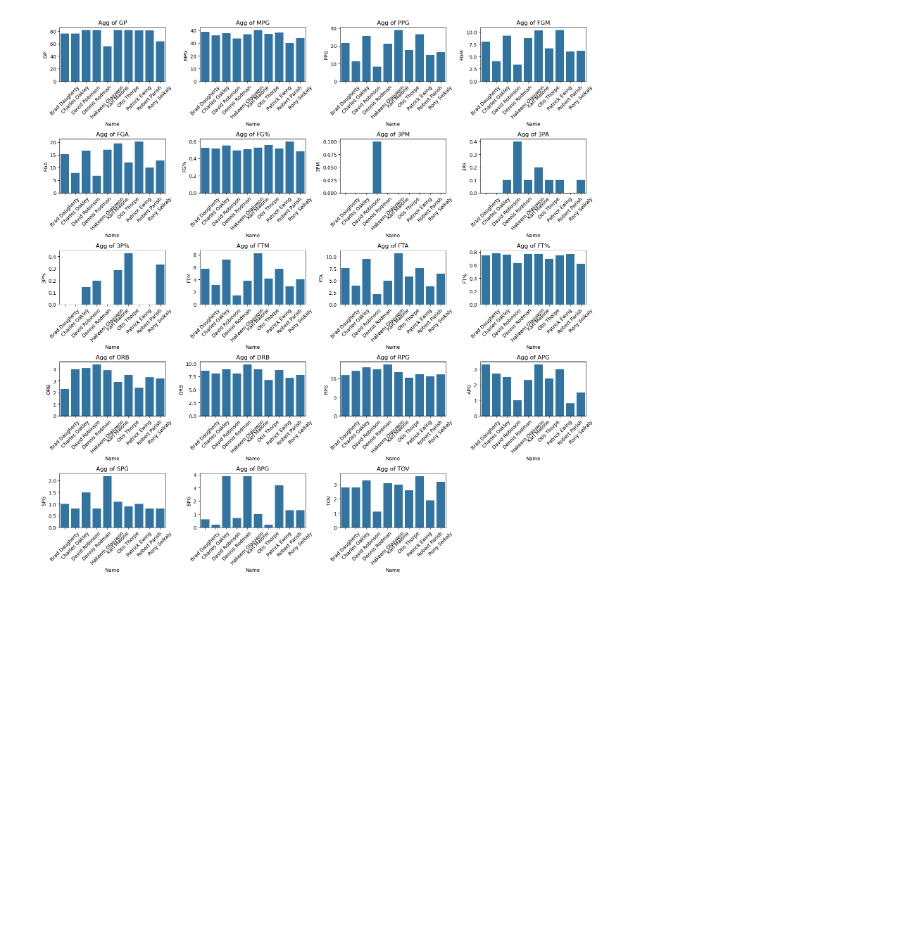
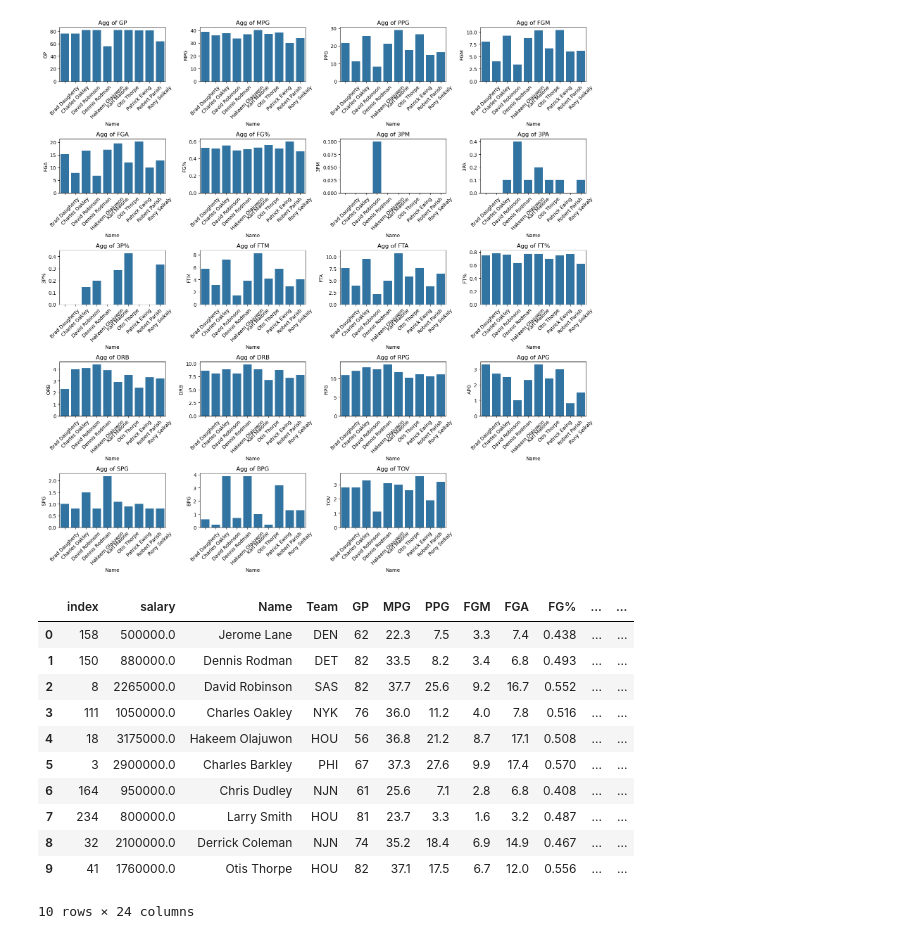
Before and after one commit to MaukanMir/1990-1991-Season-Analysis, a Jupyter notebook: nba.ipynb, the cells around one changed output. Drawn from its saved outputs; the diff is of its cells as text; code cells hidden in the pictures; blank space fills up the shorter version.

```diff
--- a/nba.ipynb
+++ b/nba.ipynb
@@ -299,3 +299,19 @@ top_10_rebounders
 aggregate_dataset(top_10_rebounders, interested_columns, "Name", "sum")
 # %% [output]
 [figure]
+# %%
+top_10_ORB = df.sort_values(by="ORB",ascending=False).reset_index().head(10)
+top_10_ORB
+# %% [output]
+|  | index | salary | Name | Team | GP | MPG | PPG | FGM | FGA | FG% | ... | ... |
+| 0 | 158 | 500000.0 | Jerome Lane | DEN | 62 | 22.3 | 7.5 | 3.3 | 7.4 | 0.438 | ... | ... |
+| 1 | 150 | 880000.0 | Dennis Rodman | DET | 82 | 33.5 | 8.2 | 3.4 | 6.8 | 0.493 | ... | ... |
+| 2 | 8 | 2265000.0 | David Robinson | SAS | 82 | 37.7 | 25.6 | 9.2 | 16.7 | 0.552 | ... | ... |
+| 3 | 111 | 1050000.0 | Charles Oakley | NYK | 76 | 36.0 | 11.2 | 4.0 | 7.8 | 0.516 | ... | ... |
+| 4 | 18 | 3175000.0 | Hakeem Olajuwon | HOU | 56 | 36.8 | 21.2 | 8.7 | 17.1 | 0.508 | ... | ... |
+| 5 | 3 | 2900000.0 | Charles Barkley | PHI | 67 | 37.3 | 27.6 | 9.9 | 17.4 | 0.570 | ... | ... |
+| 6 | 164 | 950000.0 | Chris Dudley | NJN | 61 | 25.6 | 7.1 | 2.8 | 6.8 | 0.408 | ... | ... |
+| 7 | 234 | 800000.0 | Larry Smith | HOU | 81 | 23.7 | 3.3 | 1.6 | 3.2 | 0.487 | ... | ... |
+| 8 | 32 | 2100000.0 | Derrick Coleman | NJN | 74 | 35.2 | 18.4 | 6.9 | 14.9 | 0.467 | ... | ... |
+| 9 | 41 | 1760000.0 | Otis Thorpe | HOU | 82 | 37.1 | 17.5 | 6.7 | 12.0 | 0.556 | ... | ... |
+10 rows × 24 columns
```
Also changed, not shown: parts of 1 cell of this notebook.
